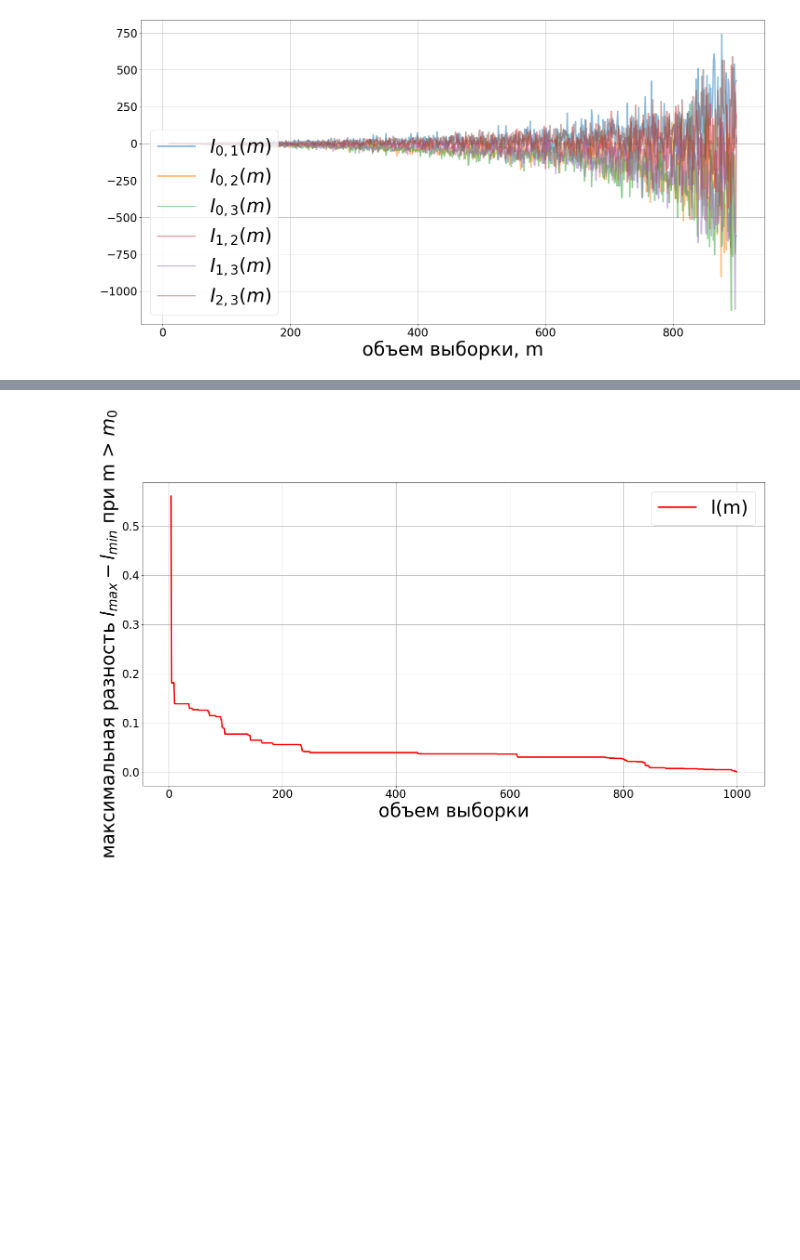
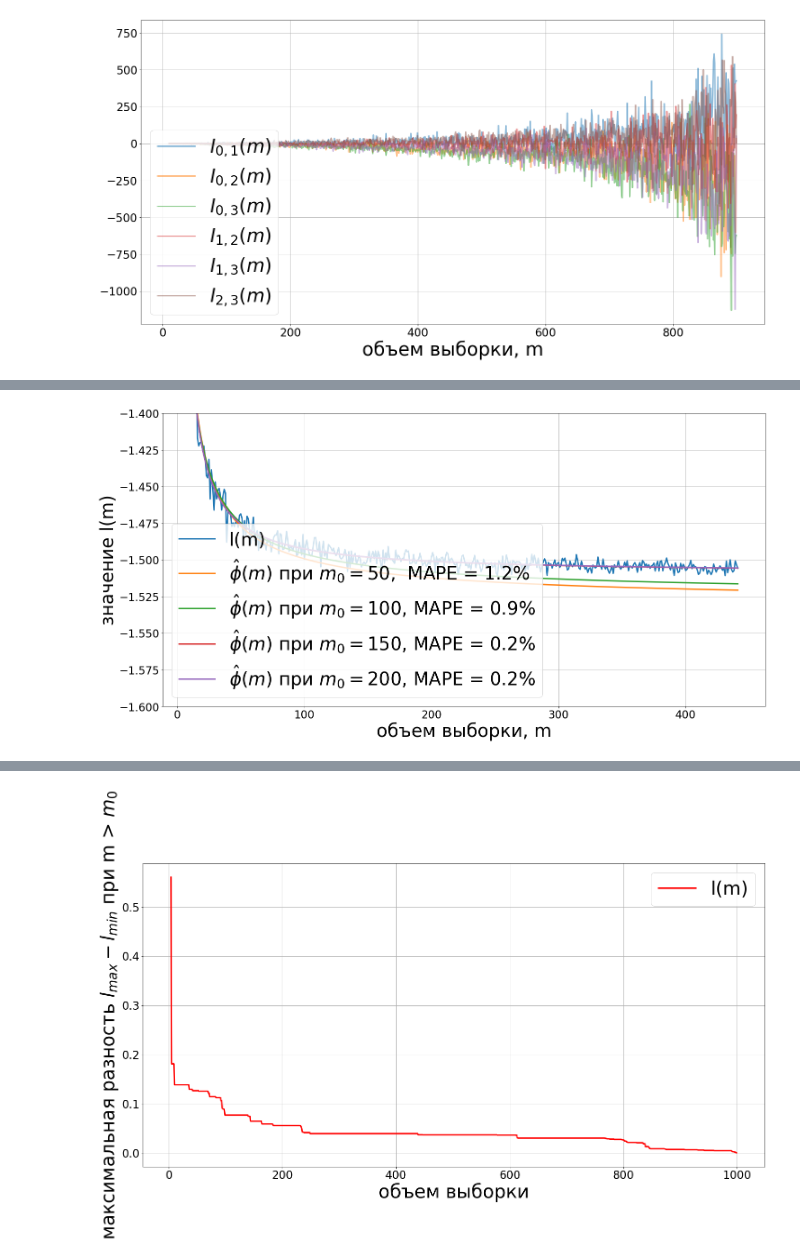
Before and after one commit to Intelligent-Systems-Phystech/2019-Project-44, a Jupyter notebook: code/synthetic.ipynb, the cells around one changed output, grey strips where cells are left out. Drawn from its saved outputs; the diff is of its cells as text; code cells hidden in the pictures; blank space fills up the shorter version.

```diff
--- a/code/synthetic.ipynb
+++ b/code/synthetic.ipynb
@@ -191,0 +251,30 @@ plt.show()
+# %%
+m_0 = 50
+params_50 = minimize(f, [0, 1, -0.5])
+MAPE_50 = np.mean(np.absolute(params_50.x[0] + params_50.x[1] * np.arange(50 + 1, M) ** params_50.x[2] - l[50 - 9:]))
+m_0 = 100
+params_100 = minimize(f, [0, 1, -0.5])
+MAPE_100 = np.mean(np.absolute(params_100.x[0] + params_100.x[1] * np.arange(100 + 1, M) ** params_100.x[2] - l[100 - 9:]))
+m_0 = 150
+params_150 = minimize(f, [0, 1, -0.5])
+MAPE_150 = np.mean(np.absolute(params_150.x[0] + params_150.x[1] * np.arange(150 + 1, M) ** params_150.x[2] - l[150 - 9:]))
+m_0 = 200
+params_200 = minimize(f, [0, 1, -0.5])
+MAPE_200 = np.mean(np.absolute(params_200.x[0] + params_200.x[1] * np.arange(200 + 1, M) ** params_200.x[2] - l[200 - 9:]))
+# %%
+plt.plot(np.arange(10, M), l, label='l(m)')
+plt.plot(np.arange(10, M), params_50.x[0] + params_50.x[1] * np.arange(10, M) ** params_50.x[2], label='$\hat \phi(m)$ при $m_0 = 50$,\tMAPE = {}%'.format(round(MAPE_50 * 100, 1)))
+plt.plot(np.arange(10, M), params_100.x[0] + params_100.x[1] * np.arange(10, M) ** params_100.x[2], label='$\hat \phi(m)$ при $m_0 = 100$,\tMAPE = {}%'.format(round(MAPE_100 * 100, 1)))
+plt.plot(np.arange(10, M), params_150.x[0] + params_150.x[1] * np.arange(10, M) ** params_150.x[2], label='$\hat \phi(m)$ при $m_0 = 150$,\tMAPE = {}%'.format(round(MAPE_150 * 100, 1)))
+plt.plot(np.arange(10, M), params_200.x[0] + params_200.x[1] * np.arange(10, M) ** params_200.x[2], label='$\hat \phi(m)$ при $m_0 = 200$,\tMAPE = {}%'.format(round(MAPE_200 * 100, 1)))
+
+
+plt.xlabel('объем выборки, m')
+plt.ylabel('значение l(m)')
+plt.ylim((-1.6, -1.4))
+plt.legend()
+plt.grid()
+plt.savefig('../data/pics/diabetes_l_MAPE_cheat_examples.pdf', format='pdf')
+plt.show()
+# %% [output]
+[figure, added]
```
Also changed, not shown: parts of 22 cells of this notebook, 26 other files.
